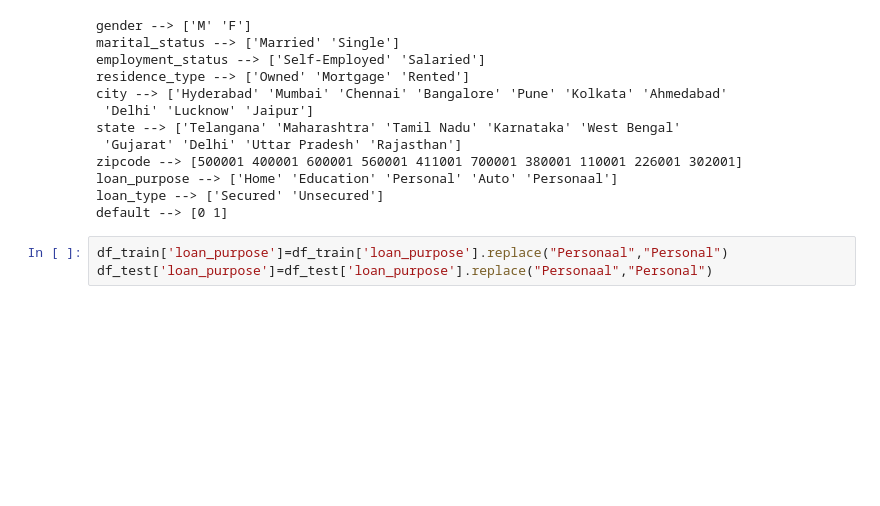
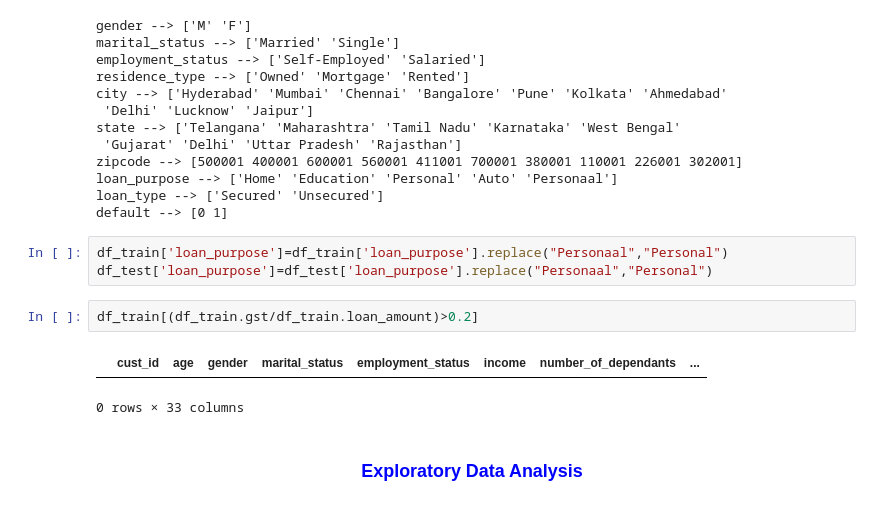
Before and after one commit to gianlucapes/credit_risk_modelling, a Jupyter notebook: notebook/credit_risk_model.ipynb, the cells around one changed output. Cells and saved outputs as stored; diff of their text form; blank space fills up the shorter version.

```diff
--- a/notebook/credit_risk_model.ipynb
+++ b/notebook/credit_risk_model.ipynb
@@ -245,3 +245,10 @@ default --> [0 1]
 # %%
 df_train['loan_purpose']=df_train['loan_purpose'].replace("Personaal","Personal")
 df_test['loan_purpose']=df_test['loan_purpose'].replace("Personaal","Personal")
+# %%
+df_train[(df_train.gst/df_train.loan_amount)>0.2]
+# %% [output]
+|  | cust_id | age | gender | marital_status | employment_status | income | number_of_dependants | ... |
+0 rows × 33 columns
+# %% [markdown]
+<h3 align="center" style="color:blue">Exploratory Data Analysis</h3>
```
Also changed, not shown: parts of 5 cells of this notebook.
